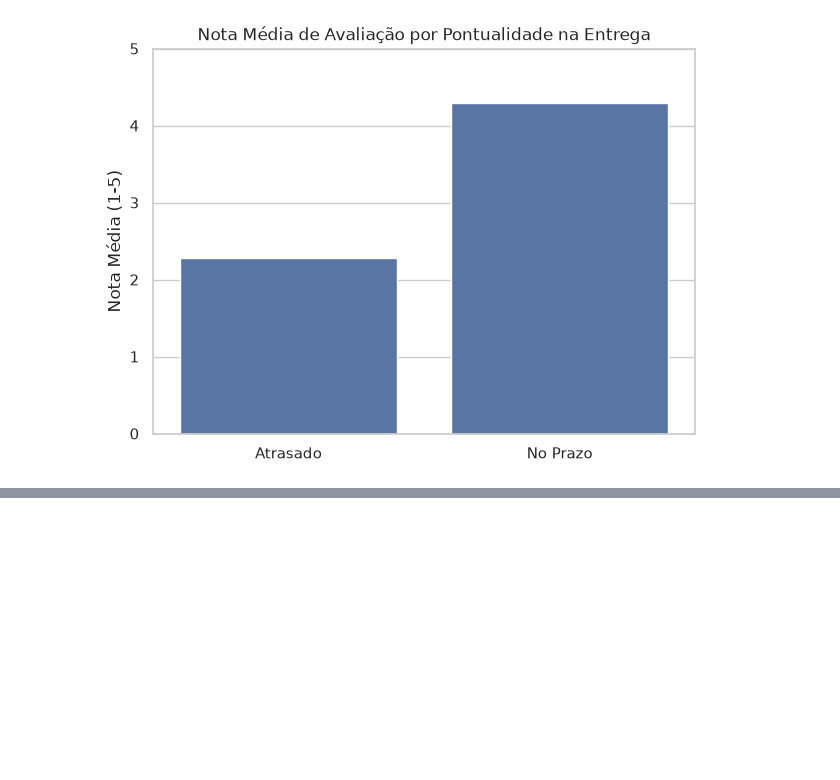
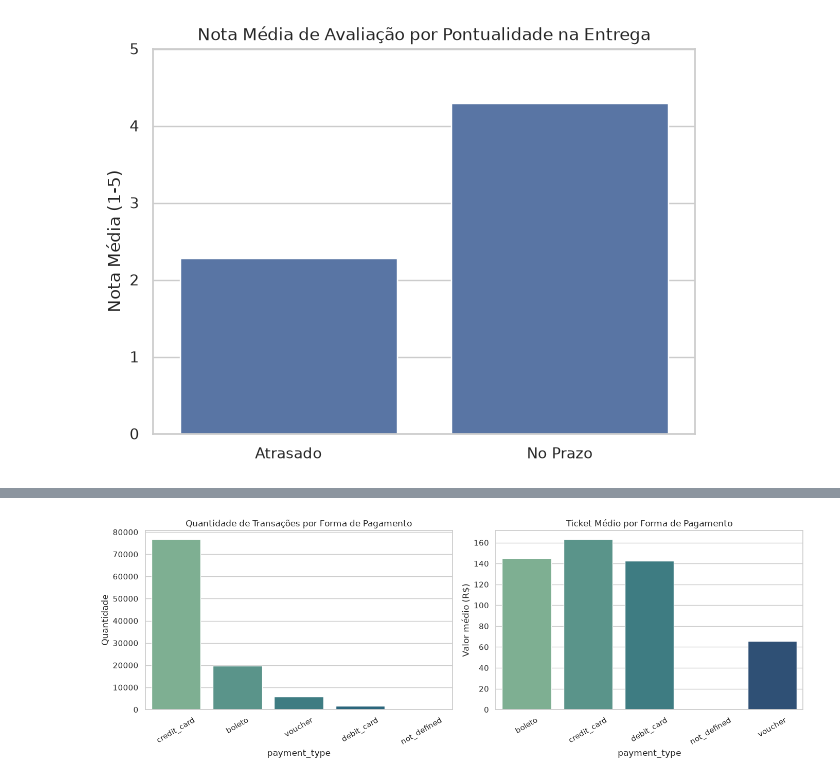
Before and after one commit to VictorMeirellesG/olist-ecommerce-analysis, a Jupyter notebook: notebooks/01_eda.ipynb, the cells around one changed output, grey strips where cells are left out. Saved outputs shown, nothing was run; the diff lists cells and outputs as text; code cells hidden in the pictures; blank space fills up the shorter version.

Commit message:
feat: analises de sazonalidade, geografia e formas de pagamento

```diff
--- a/notebooks/01_eda.ipynb
+++ b/notebooks/01_eda.ipynb
@@ -256,0 +285,20 @@ plt.show()
+# %%
+payment_counts = payments['payment_type'].value_counts()
+payment_value = payments.groupby('payment_type')['payment_value'].mean()
+
+fig, axes = plt.subplots(1, 2, figsize=(14, 5))
+
+sns.barplot(x=payment_counts.index, y=payment_counts.values, ax=axes[0], hue=payment_counts.index, palette='crest', legend=False)
+axes[0].set_title('Quantidade de Transações por Forma de Pagamento')
+axes[0].set_ylabel('Quantidade')
+axes[0].tick_params(axis='x', rotation=30)
+
+sns.barplot(x=payment_value.index, y=payment_value.values, ax=axes[1], hue=payment_value.index, palette='crest', legend=False)
+axes[1].set_title('Ticket Médio por Forma de Pagamento')
+axes[1].set_ylabel('Valor médio (R$)')
+axes[1].tick_params(axis='x', rotation=30)
+
+plt.tight_layout()
+plt.show()
+# %% [output]
+[figure, added]
```
Also changed, not shown: parts of 3 cells of this notebook.
